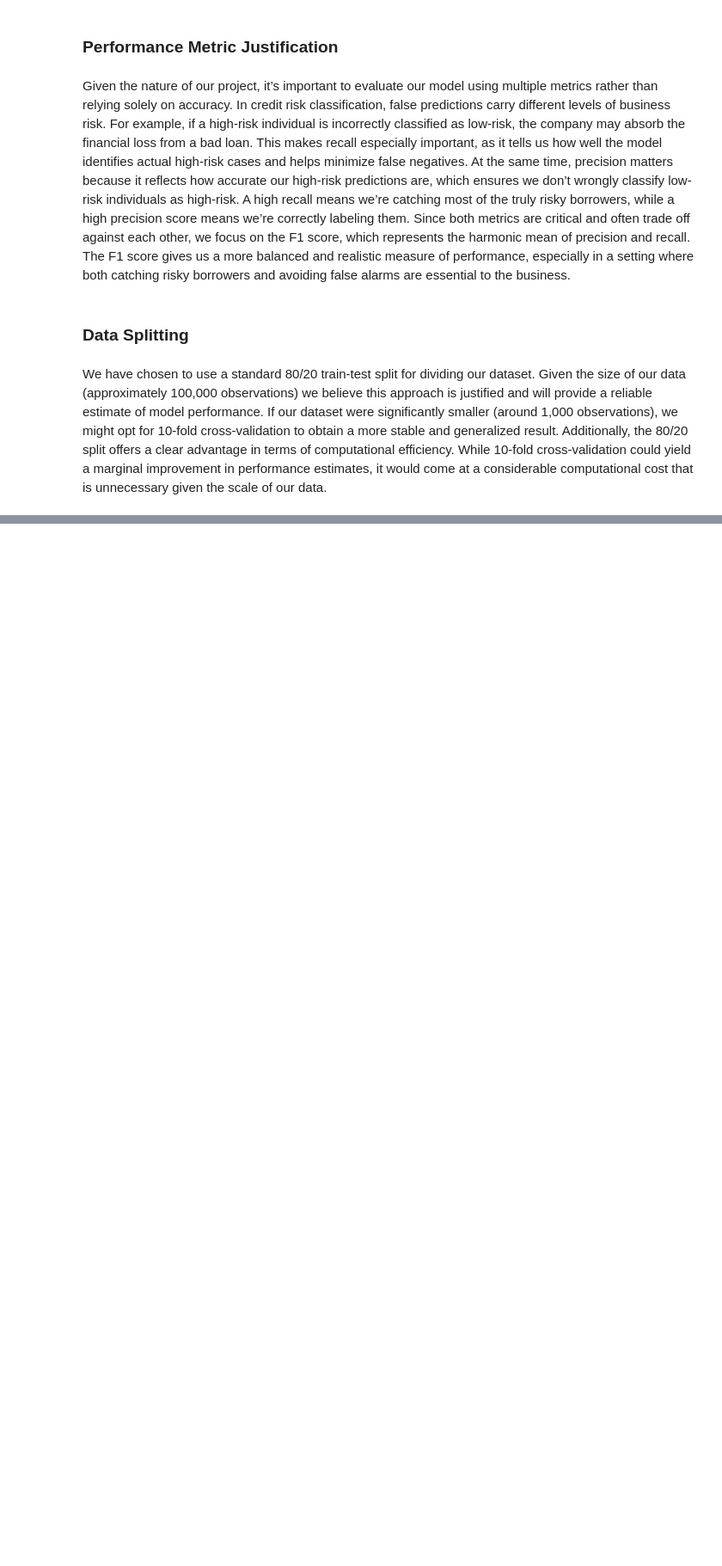
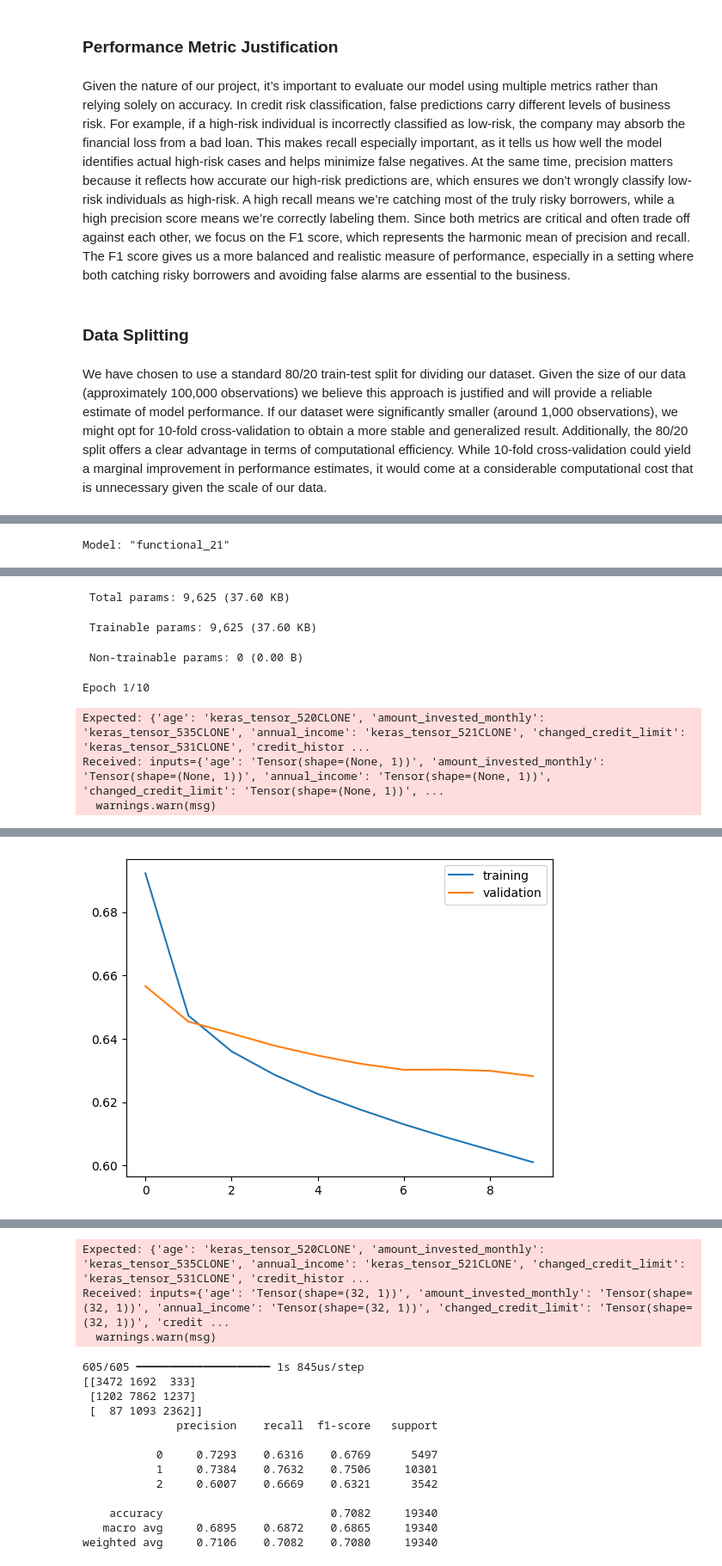
Before and after one commit to colew658/wide_and_deep_nn, a Jupyter notebook: credit_score_nn.ipynb, the cells around one changed output, grey strips where cells are left out. Shown: that part at 86% size. Saved outputs shown, nothing was run; the diff lists cells and outputs as text; code cells hidden in the pictures; blank space fills up the shorter version.

```diff
--- a/credit_score_nn.ipynb
+++ b/credit_score_nn.ipynb
@@ -379,0 +412,20 @@ Epoch 10/10
+# %%
+crosses = [
+    "occupation_X_credit_mix",
+    "payment_of_min_amount_X_payment_behaviour",
+]
+hidden_units = [64, 32]
+training_model = build_wide_deep_networks(crosses, hidden_units)
+
+
+history = training_model.fit(
+    processed_train_ds,
+    epochs=10,
+    validation_data=processed_test_ds,
+    verbose=2,
+)
+
+plot()
+get_performance()
+# %% [output]
+Model: "functional_21"
@@ -379,0 +449,7 @@ Epoch 10/10
+ Total params: 9,625 (37.60 KB)
+ Trainable params: 9,625 (37.60 KB)
+ Non-trainable params: 0 (0.00 B)
+Epoch 1/10
+Expected: {'age': 'keras_tensor_520CLONE', 'amount_invested_monthly': 'keras_tensor_535CLONE', 'annual_income': 'keras_tensor_521CLONE', 'changed_credit_limit': 'keras_tensor_531CLONE', 'credit_histor ...
+Received: inputs={'age': 'Tensor(shape=(None, 1))', 'amount_invested_monthly': 'Tensor(shape=(None, 1))', 'annual_income': 'Tensor(shape=(None, 1))', 'changed_credit_limit': 'Tensor(shape=(None, 1))', ...
+  warnings.warn(msg)
@@ -379,0 +475 @@ Epoch 10/10
+[figure, added]
@@ -379,0 +477,16 @@ Epoch 10/10
+Expected: {'age': 'keras_tensor_520CLONE', 'amount_invested_monthly': 'keras_tensor_535CLONE', 'annual_income': 'keras_tensor_521CLONE', 'changed_credit_limit': 'keras_tensor_531CLONE', 'credit_histor ...
+Received: inputs={'age': 'Tensor(shape=(32, 1))', 'amount_invested_monthly': 'Tensor(shape=(32, 1))', 'annual_income': 'Tensor(shape=(32, 1))', 'changed_credit_limit': 'Tensor(shape=(32, 1))', 'credit ...
+  warnings.warn(msg)
+605/605 ━━━━━━━━━━━━━━━━━━━━ 1s 845us/step
+[[3472 1692  333]
+ [1202 7862 1237]
+ [  87 1093 2362]]
+              precision    recall  f1-score   support
+
+           0     0.7293    0.6316    0.6769      5497
+           1     0.7384    0.7632    0.7506     10301
+           2     0.6007    0.6669    0.6321      3542
+
+    accuracy                         0.7082     19340
+   macro avg     0.6895    0.6872    0.6865     19340
+weighted avg     0.7106    0.7082    0.7080     19340
```
Also changed, not shown: parts of 31 cells of this notebook.
